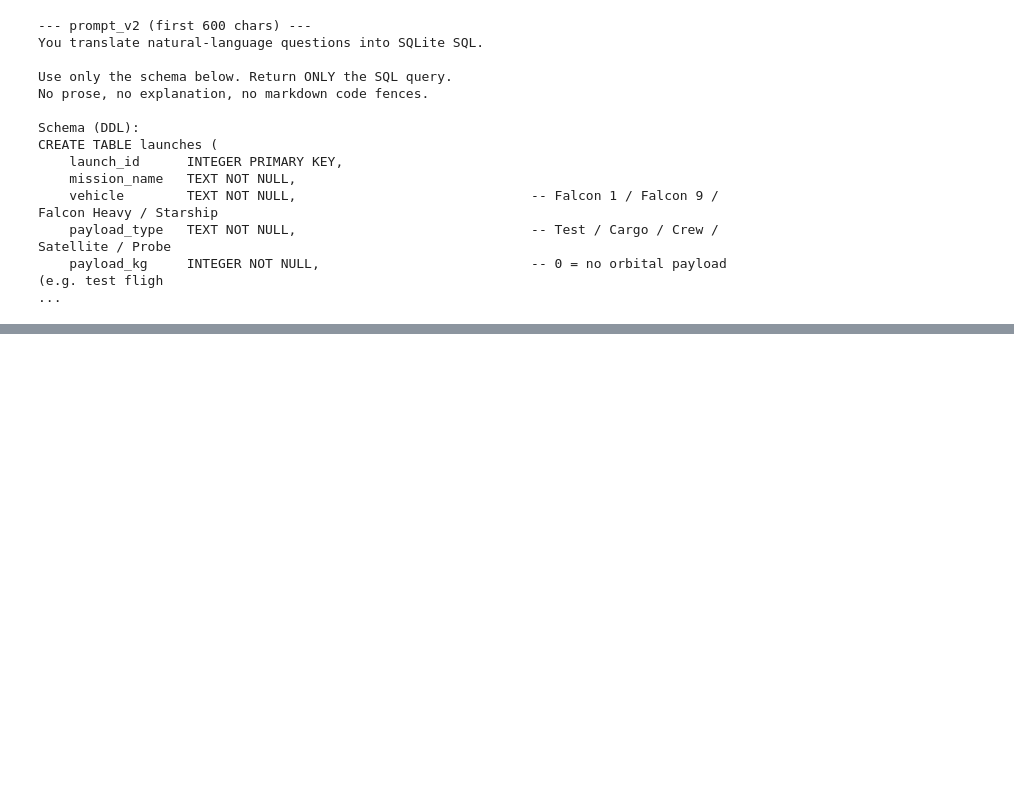
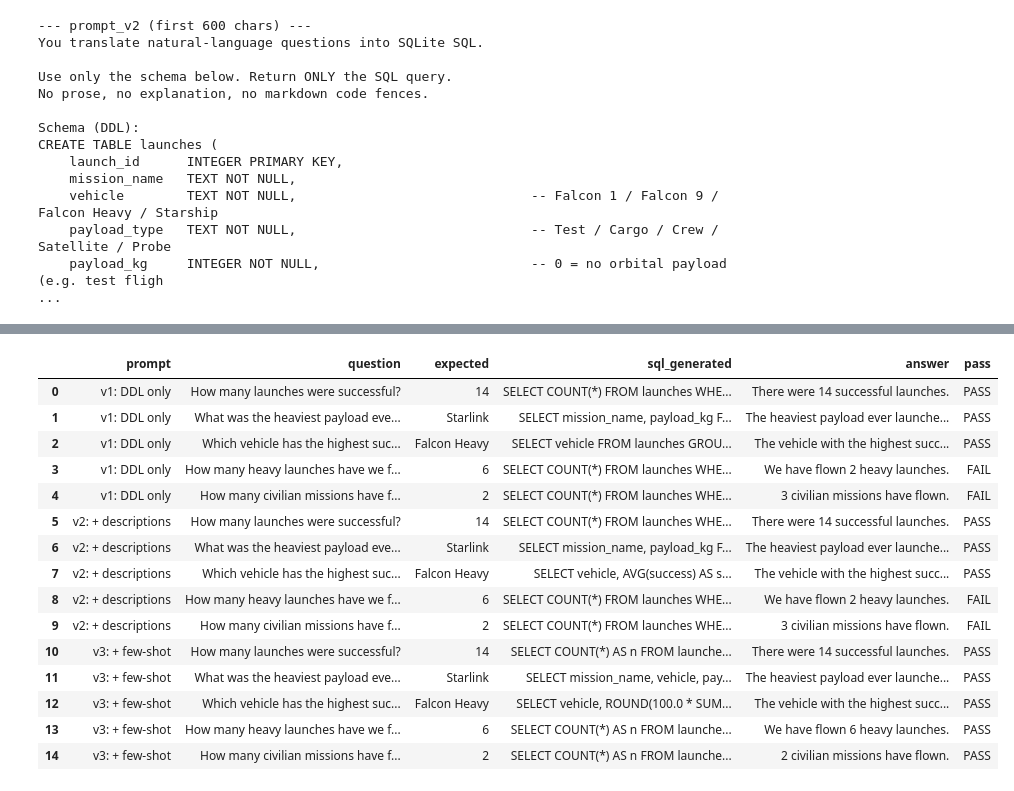
Before and after one commit to jaikishen/agent_builder_class5_hw1_jaikishen, a Jupyter notebook: nl_sql_pipeline.ipynb, the cells around one changed output, grey strips where cells are left out. Saved outputs shown, nothing was run; the diff lists cells and outputs as text; code cells hidden in the pictures; blank space fills up the shorter version.

Commit message:
Completed running pipeline notebook

```diff
--- a/nl_sql_pipeline.ipynb
+++ b/nl_sql_pipeline.ipynb
@@ -161,3 +186,18 @@ CREATE TABLE launches (
     payload_type   TEXT NOT NULL,                              -- Test / Cargo / Crew / Satellite / Probe
     payload_kg     INTEGER NOT NULL,                           -- 0 = no orbital payload (e.g. test fligh
 ...
+# %%
+# Prompt v3: + domain terms + few-shot (full schema.md) -----------------------
+SCHEMA_DOC = Path("schema.md").read_text()
+
+prompt_v3 = f"""You translate natural-language questions into SQLite SQL.
+
+Use only the schema below. Return ONLY the SQL query.
+No prose, no explanation, no markdown code fences.
+
+{SCHEMA_DOC}
+"""
+
+print(f"prompt_v1: {len(prompt_v1)} chars")
+print(f"prompt_v2: {len(prompt_v2)} chars")
+print(f"prompt_v3: {len(prompt_v3)} chars  (loaded from schema.md, includes domain terms and few-shot)")
@@ -163,0 +300,40 @@ CREATE TABLE launches (
+# %%
+def grade(prompt_label, prompt, suite):
+    rows = []
+    for case in suite:
+        r = run_pipeline(prompt, case["question"])
+        passed = case["expected_answer"].lower() in r["answer"].lower()
+        rows.append({
+            "prompt": prompt_label,
+            "question": case["question"][:45] + ("..." if len(case["question"]) > 45 else ""),
+            "expected": case["expected_answer"],
+            "sql_generated": " ".join(r["sql"].split())[:80] + ("..." if len(r["sql"]) > 80 else ""),
+            "answer": r["answer"][:70] + ("..." if len(r["answer"]) > 70 else ""),
+            "pass": "PASS" if passed else "FAIL",
+        })
+    return rows
+
+
+grades_v1 = grade("v1: DDL only",       prompt_v1, test_suite)
+grades_v2 = grade("v2: + descriptions", prompt_v2, test_suite)
+grades_v3 = grade("v3: + few-shot",     prompt_v3, test_suite)
+
+all_grades = pd.DataFrame(grades_v1 + grades_v2 + grades_v3)
+all_grades
+# %% [output]
+|  | prompt | question | expected | sql_generated | answer | pass |
+| 0 | v1: DDL only | How many launches were successful? | 14 | SELECT COUNT(*) FROM launches WHE... | There were 14 successful launches. | PASS |
+| 1 | v1: DDL only | What was the heaviest payload eve... | Starlink | SELECT mission_name, payload_kg F... | The heaviest payload ever launche... | PASS |
+| 2 | v1: DDL only | Which vehicle has the highest suc... | Falcon Heavy | SELECT vehicle FROM launches GROU... | The vehicle with the highest succ... | PASS |
+| 3 | v1: DDL only | How many heavy launches have we f... | 6 | SELECT COUNT(*) FROM launches WHE... | We have flown 2 heavy launches. | FAIL |
+| 4 | v1: DDL only | How many civilian missions have f... | 2 | SELECT COUNT(*) FROM launches WHE... | 3 civilian missions have flown. | FAIL |
+| 5 | v2: + descriptions | How many launches were successful? | 14 | SELECT COUNT(*) FROM launches WHE... | There were 14 successful launches. | PASS |
+| 6 | v2: + descriptions | What was the heaviest payload eve... | Starlink | SELECT mission_name, payload_kg F... | The heaviest payload ever launche... | PASS |
+| 7 | v2: + descriptions | Which vehicle has the highest suc... | Falcon Heavy | SELECT vehicle, AVG(success) AS s... | The vehicle with the highest succ... | PASS |
+| 8 | v2: + descriptions | How many heavy launches have we f... | 6 | SELECT COUNT(*) FROM launches WHE... | We have flown 2 heavy launches. | FAIL |
+| 9 | v2: + descriptions | How many civilian missions have f... | 2 | SELECT COUNT(*) FROM launches WHE... | 3 civilian missions have flown. | FAIL |
+| 10 | v3: + few-shot | How many launches were successful? | 14 | SELECT COUNT(*) AS n FROM launche... | There were 14 successful launches. | PASS |
+| 11 | v3: + few-shot | What was the heaviest payload eve... | Starlink | SELECT mission_name, vehicle, pay... | The heaviest payload ever launche... | PASS |
+| 12 | v3: + few-shot | Which vehicle has the highest suc... | Falcon Heavy | SELECT vehicle, ROUND(100.0 * SUM... | The vehicle with the highest succ... | PASS |
+| 13 | v3: + few-shot | How many heavy launches have we f... | 6 | SELECT COUNT(*) AS n FROM launche... | We have flown 6 heavy launches. | PASS |
+| 14 | v3: + few-shot | How many civilian missions have f... | 2 | SELECT COUNT(*) AS n FROM launche... | 2 civilian missions have flown. | PASS |
```
Also changed, not shown: parts of 9 cells of this notebook, 1 other file.
